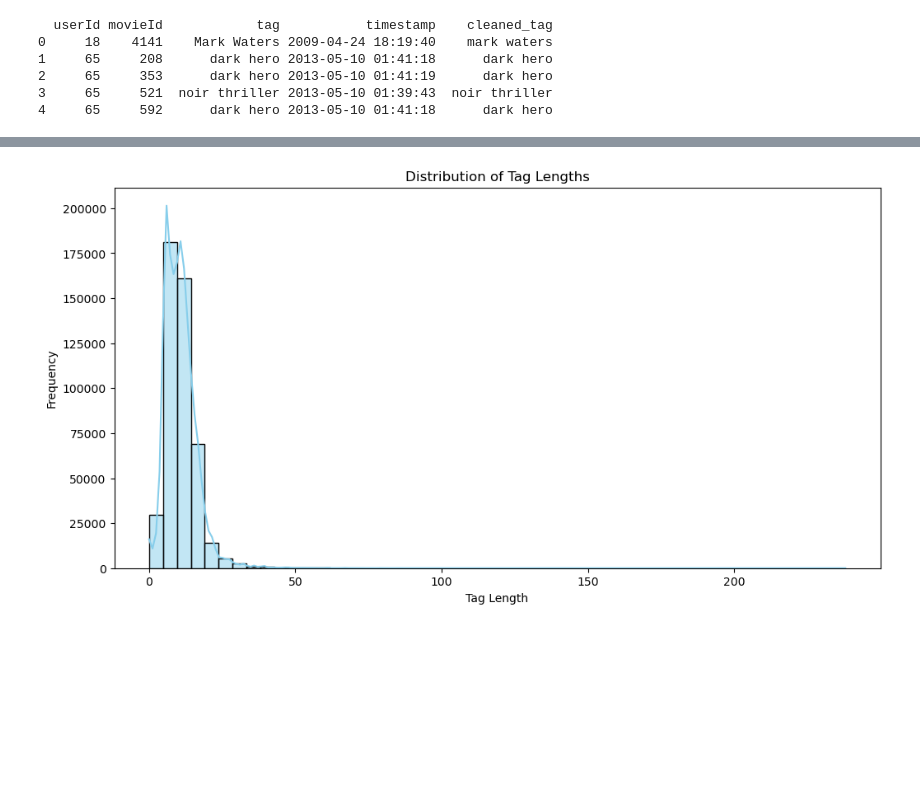
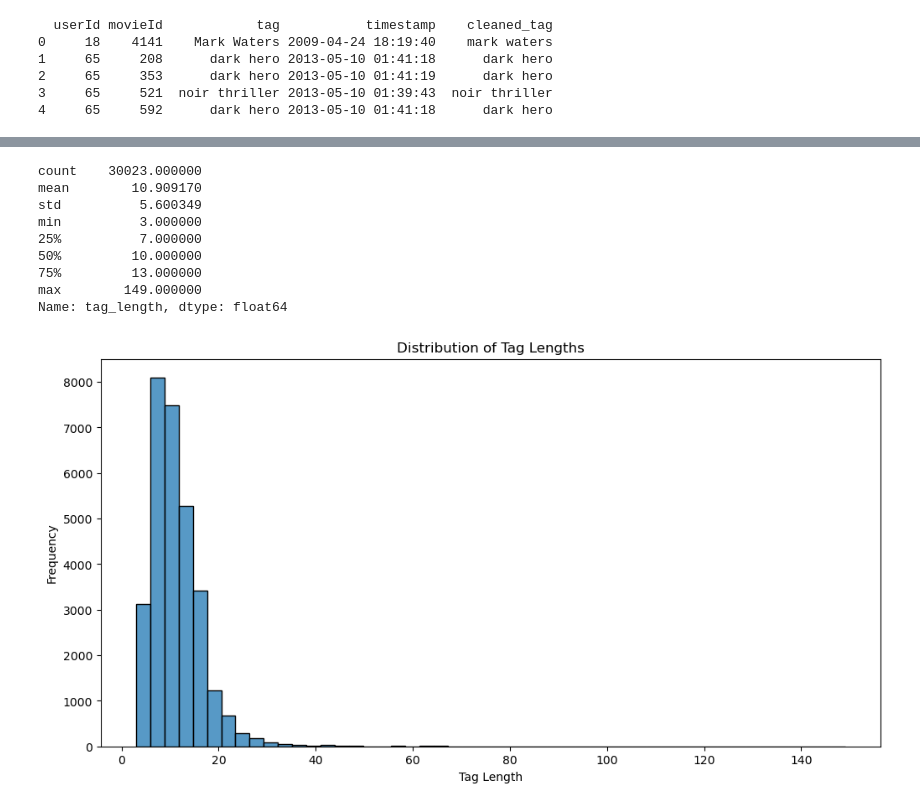
Before and after one commit to padraicohora/movie-recommendation, a Jupyter notebook: exploration/tags-exploration.ipynb, the cells around one changed output, grey strips where cells are left out. Cells and saved outputs as stored; diff of their text form; code cells hidden in the pictures; blank space fills up the shorter version.

```diff
--- a/exploration/tags-exploration.ipynb
+++ b/exploration/tags-exploration.ipynb
@@ -12,7 +12,7 @@ import string
 date_parser = lambda x: pd.to_datetime(x, unit='s')
 
 # tags
-tags = pd.DataFrame()  # initialize an empty dataframe
+all_tags = pd.DataFrame()  # initialize an empty dataframe
 for index, chunk in enumerate(pd.read_csv('../ml-20m/tags.csv',
                          dtype={'userId': str, 'movieId': str, "tag": str, 'timestamp': int},
                          chunksize=chunksize,
@@ -21,7 +21,7 @@ for index, chunk in enumerate(pd.read_csv('../ml-20m/tags.csv',
                          )):
     # Perform operations on the chunk
     # processed_chunk = chunk[chunk['column_name'] > 0]  # Example operation
-    tags = pd.concat([tags, chunk])
+    all_tags = pd.concat([all_tags, chunk])
     print(f"Chunk {index} loaded")
 print("Ratings dataset loaded")
 # %% [output]
@@ -37,21 +37,26 @@ def clean_text(text):
         return ''
     # Convert to lowercase
     text = text.lower()
-    # Remove punctuation
-    text = text.translate(str.maketrans('', '', string.punctuation))
     # Remove numbers
     text = re.sub(r'\d+', '', text)
     # Remove extra whitespace
     text = text.strip()
     # Remove multiple spaces
     text = re.sub(r'\s+', ' ', text)
+    # Remove text that is less than 3 characters
+    if len(text) < 3:
+        return ''
     return text
 
 # Apply the cleaning function to the 'tag' column
-tags['cleaned_tag'] = tags['tag'].apply(clean_text)
+all_tags['cleaned_tag'] = all_tags['tag'].apply(clean_text)
+
+# Alternatively, you can use the drop method
+all_tags = all_tags.drop(all_tags[all_tags['cleaned_tag'] == ''].index)
+
 
 # Display the first few rows to verify the cleaning
-print(tags.head())
+print(all_tags.head())
 # %% [output]
   userId movieId            tag           timestamp    cleaned_tag
 0     18    4141    Mark Waters 2009-04-24 18:19:40    mark waters
@@ -78,0 +86,15 @@ None
+# %%
+# Custom date parser function
+date_parser = lambda x: pd.to_datetime(x, unit='s')
+
+# movies
+combined_movies_ratings = pd.DataFrame()  # initialize an empty dataframe
+for index, chunk in enumerate(pd.read_csv('../samples/combined_movies_ratings.csv',
+                                          dtype={"userId":str, 'movieId': str,},
+                         chunksize=chunksize,
+                         )):
+    # Perform operations on the chunk
+    # processed_chunk = chunk[chunk['column_name'] > 0]  # Example operation
+    combined_movies_ratings = pd.concat([combined_movies_ratings, chunk])
+    print(f"Chunk {index} loaded")
+print("ratings dataset loaded")
@@ -78,0 +120,9 @@ None
+# %%
+
+# Extract the movieIds from the ratings_sample DataFrame
+user_movie_ids_to_keep = combined_movies_ratings[['movieId', "userId"]]
+
+# Filter the movies DataFrame to only include movies with movieIds in user_movie_ids_to_keep
+tags = pd.merge(all_tags, user_movie_ids_to_keep, on=['movieId', 'userId'], how='inner')
+
+print(tags.info())
@@ -115,13 +186,24 @@ Passing `palette` without assigning `hue` is deprecated and will be removed in v
 # %%
 # Calculate the length of each cleaned tag
 tags['tag_length'] = tags['cleaned_tag'].apply(len)
 
+print(tags['tag_length'].describe())
+
 # Display the distribution of tag lengths
 plt.figure(figsize=(12, 6))
-sns.histplot(tags['tag_length'], bins=50, kde=True, color='skyblue')
+sns.histplot(tags['tag_length'], bins=50)
 plt.title('Distribution of Tag Lengths')
 plt.xlabel('Tag Length')
 plt.ylabel('Frequency')
 plt.show()
 # %% [output]
+count    30023.000000
+mean        10.909170
+std          5.600349
+min          3.000000
+25%          7.000000
+50%         10.000000
+75%         13.000000
+max        149.000000
+Name: tag_length, dtype: float64
-[figure, old version]
+[figure, new version]
```
Also changed, not shown: parts of 24 cells of this notebook, 2 other files.
